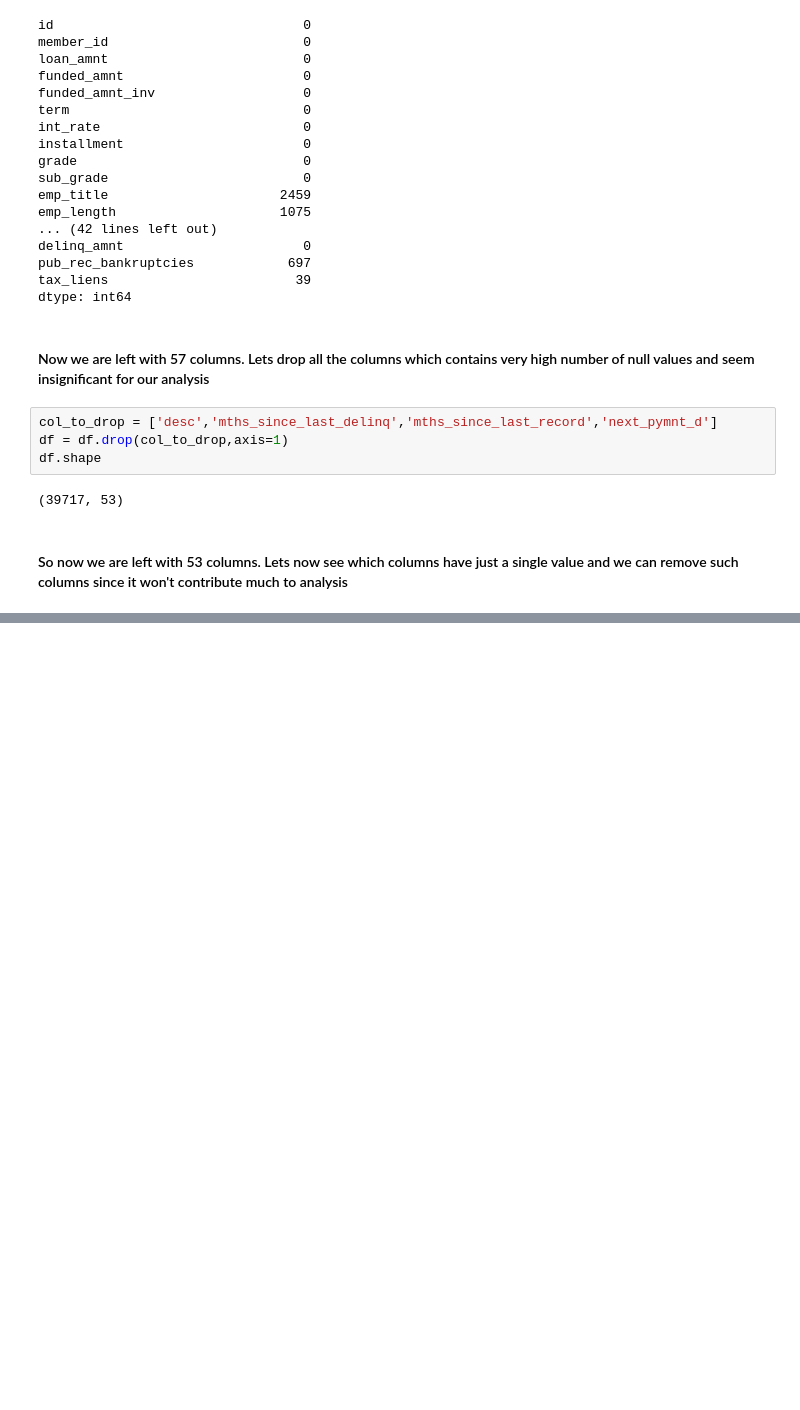
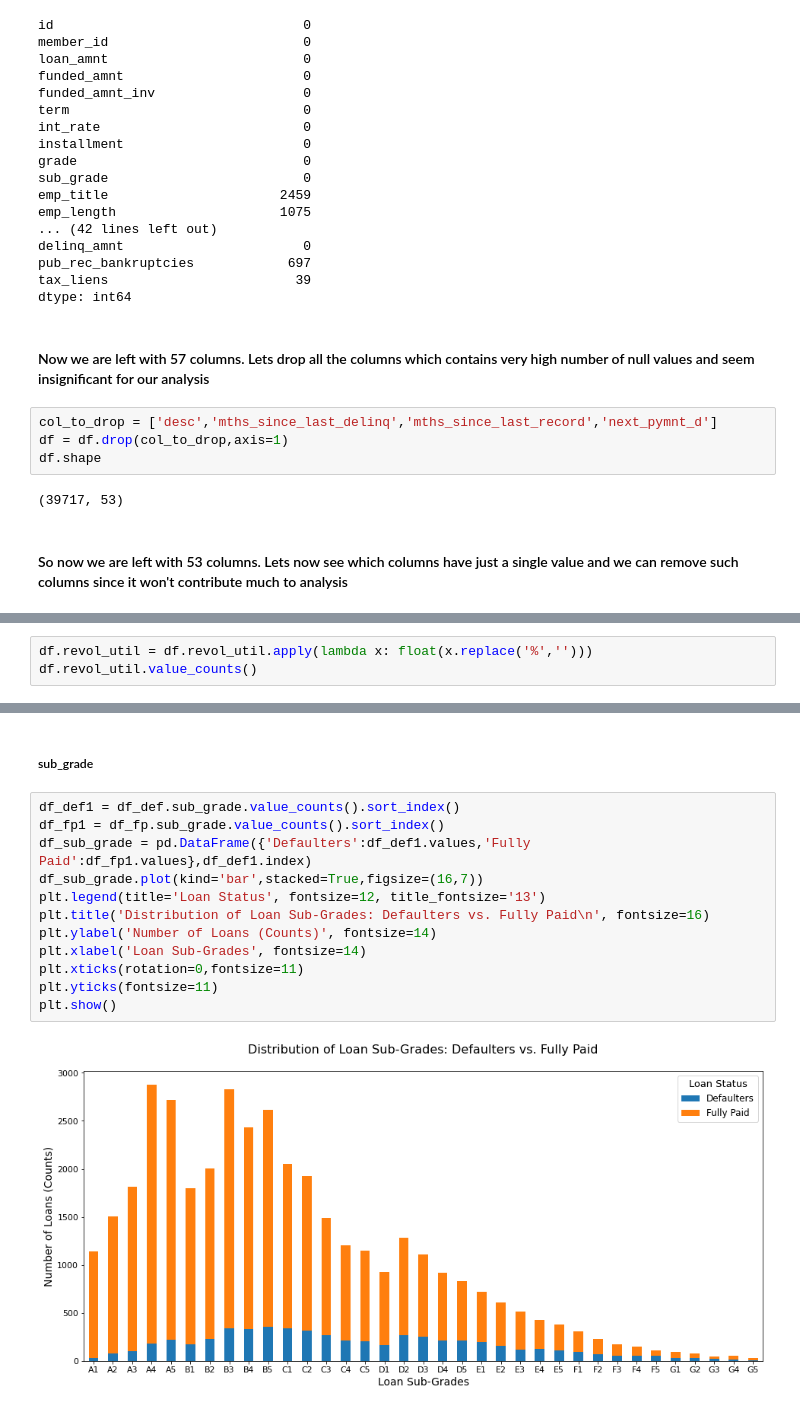
Before and after one commit to balkrishnan/LendingClubCase_upGrad_BalkrishnanV_BhavyaK, a Jupyter notebook: bhavyatemp/final.ipynb, the cells around one changed output, grey strips where cells are left out. Cells and saved outputs as stored; diff of their text form; blank space fills up the shorter version.

```diff
--- a/bhavyatemp/final.ipynb
+++ b/bhavyatemp/final.ipynb
@@ -64,0 +293,3 @@ df.shape
+# %%
+df.revol_util = df.revol_util.apply(lambda x: float(x.replace('%','')))
+df.revol_util.value_counts()
@@ -64,0 +429,16 @@ df.shape
+# %% [markdown]
+##### sub_grade
+# %%
+df_def1 = df_def.sub_grade.value_counts().sort_index()
+df_fp1 = df_fp.sub_grade.value_counts().sort_index()
+df_sub_grade = pd.DataFrame({'Defaulters':df_def1.values,'Fully Paid':df_fp1.values},df_def1.index)
+df_sub_grade.plot(kind='bar',stacked=True,figsize=(16,7))
+plt.legend(title='Loan Status', fontsize=12, title_fontsize='13')
+plt.title('Distribution of Loan Sub-Grades: Defaulters vs. Fully Paid\n', fontsize=16)
+plt.ylabel('Number of Loans (Counts)', fontsize=14)
+plt.xlabel('Loan Sub-Grades', fontsize=14)
+plt.xticks(rotation=0,fontsize=11)
+plt.yticks(fontsize=11)
+plt.show()
+# %% [output]
+[figure, added]
```
Also changed, not shown: parts of 69 cells of this notebook.
